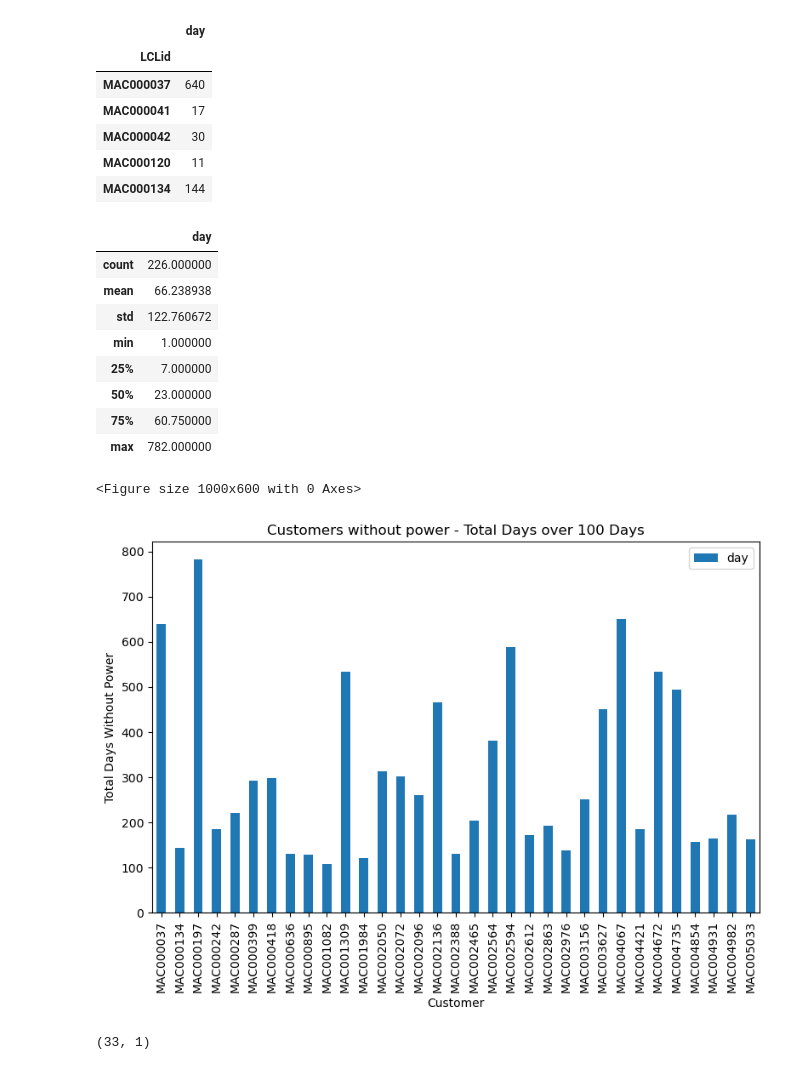
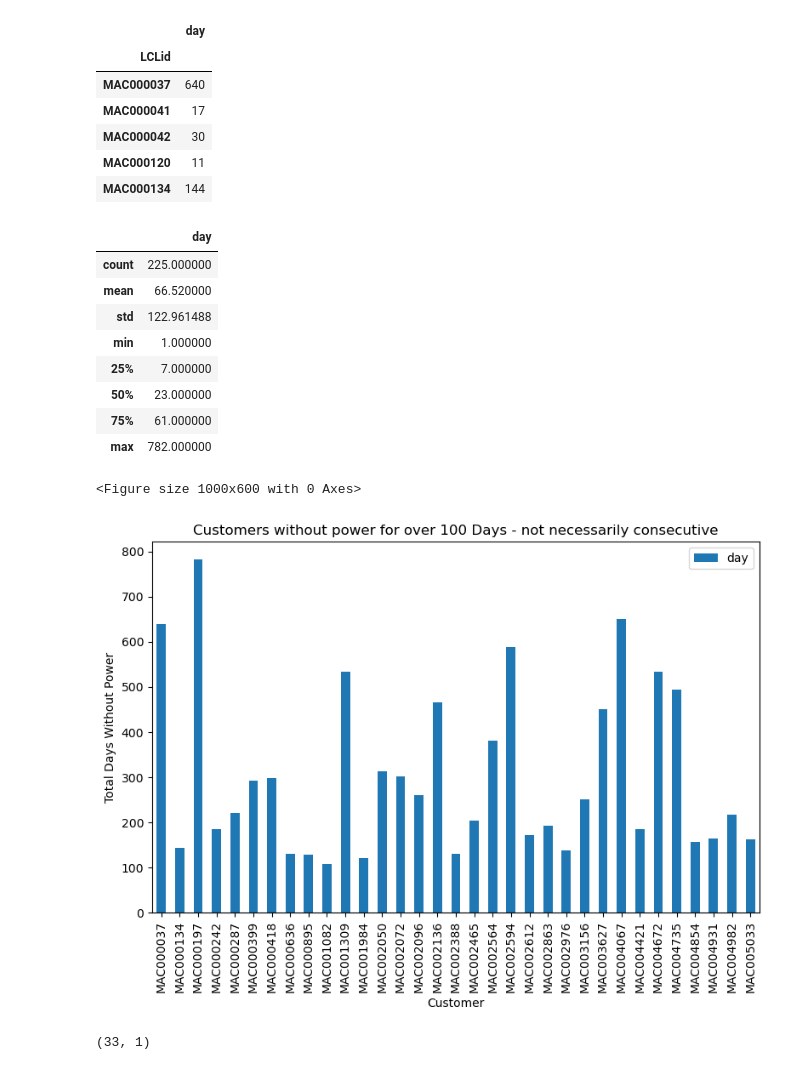
Before and after one commit to brepowell/EnergyConsumption, a Jupyter notebook: LondonDataExploration.ipynb, the cells around one changed output. Saved outputs shown, nothing was run; the diff lists cells and outputs as text; code cells hidden in the pictures.

```diff
--- a/LondonDataExploration.ipynb
+++ b/LondonDataExploration.ipynb
@@ -221,3 +213,0 @@ londonData.shape
-# %%
-londonData = londonData[~londonData['LCLid'].isin(nullCustomers)]
-londonData.shape
@@ -420,31 +439,31 @@ zeroPowerIDs.head()
 zeroPowerIDs.describe()
 # %% [output]
 |  | day |
-| count | 226.000000 |
-| mean | 66.238938 |
-| std | 122.760672 |
+| count | 225.000000 |
+| mean | 66.520000 |
+| std | 122.961488 |
 | min | 1.000000 |
 | 25% | 7.000000 |
 | 50% | 23.000000 |
-| 75% | 60.750000 |
+| 75% | 61.000000 |
 | max | 782.000000 |
 # %%
 import matplotlib.pyplot as plt
 
 zeroPowerIDs_filtered = zeroPowerIDs[zeroPowerIDs['day'] > 100]
 
 # Plotting the bar graph
 plt.figure(figsize=(10, 6))
 zeroPowerIDs_filtered.plot(kind='bar')
 plt.xlabel('Customer')
 plt.ylabel('Total Days Without Power')
-plt.title('Customers without power - Total Days over 100 Days')
+plt.title('Customers without power for over 100 Days - not necessarily consecutive')
 plt.xticks(rotation=90)  # Rotating x-axis labels for better visibility
 plt.tight_layout()
 plt.show()
 # %% [output]
 <Figure size 1000x600 with 0 Axes>
-[figure, old version]
+[figure, new version]
 # %%
 # There are 33 customers who have over 100 days of power outage during the data collection period.
 zeroPowerIDs_filtered.shape
```
Also changed, not shown: parts of 24 cells of this notebook.
